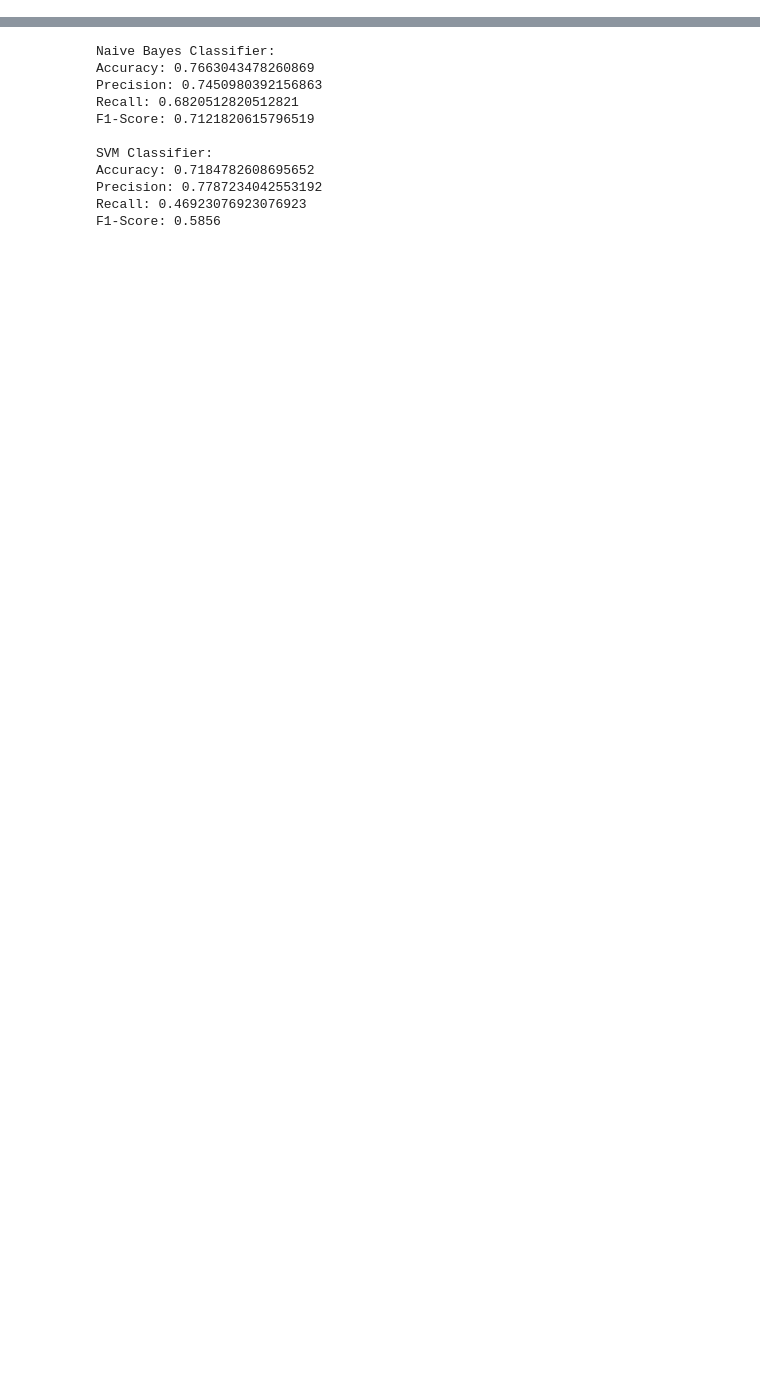
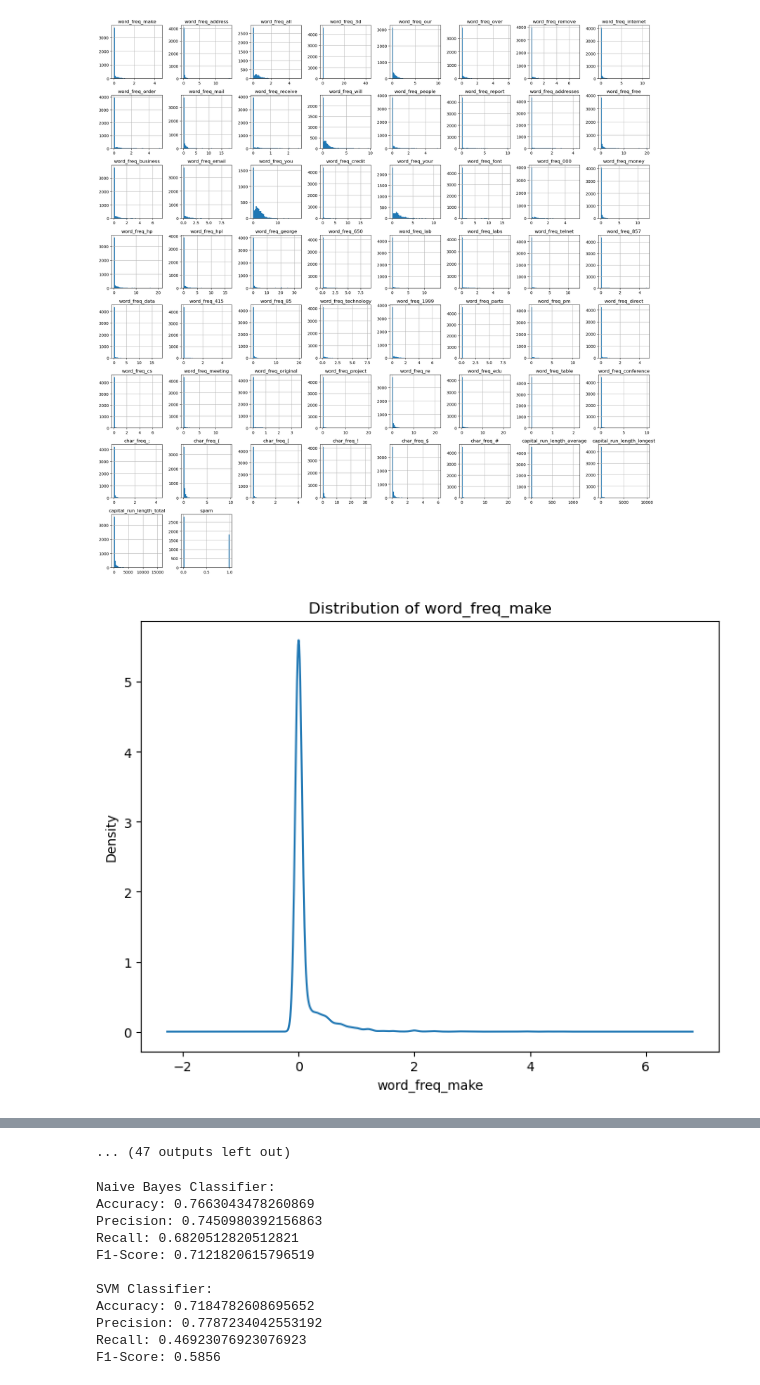
Before and after one commit to zbhfzzg/Spam-Emails-Detection, a Jupyter notebook: spam detection.ipynb, the cells around one changed output, grey strips where cells are left out. Cells and saved outputs as stored; diff of their text form; code cells hidden in the pictures; blank space fills up the shorter version.

```diff
--- a/spam detection.ipynb
+++ b/spam detection.ipynb
@@ -0,0 +63,19 @@
+# %%
+import matplotlib.pyplot as plt
+
+# Plot histogram for each feature
+data.hist(figsize=(20, 20), bins=50)
+plt.tight_layout()
+plt.show()
+
+# Plot feature distribution
+for feature in column_names:
+    plt.figure(figsize=(8, 6))
+    data[feature].plot(kind='density')
+    plt.xlabel(feature)
+    plt.ylabel('Density')
+    plt.title(f'Distribution of {feature}')
+    plt.show()
+# %% [output]
+[figure, added]
+[figure, added]
@@ -1 +92,2 @@
+... (47 outputs left out)
 # %%
```
Also changed, not shown: parts of 7 cells of this notebook.
